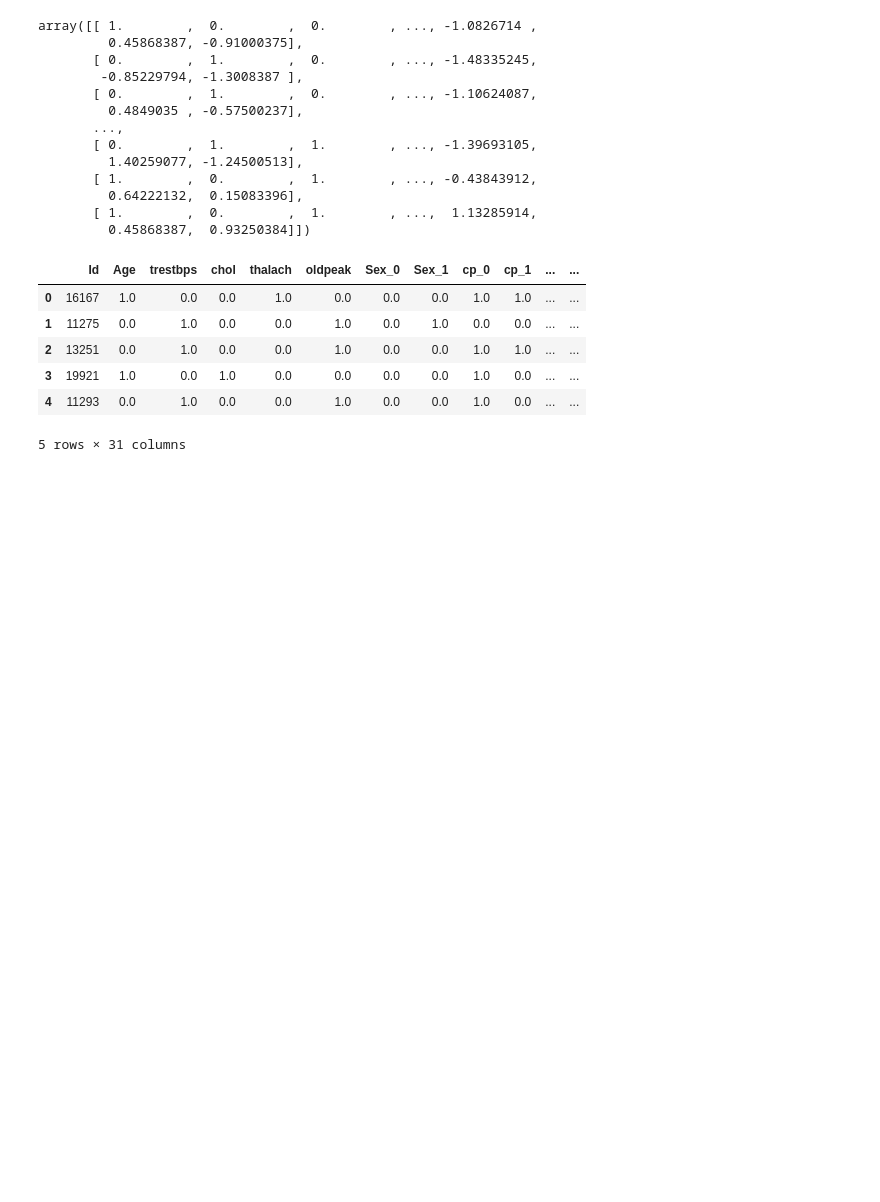
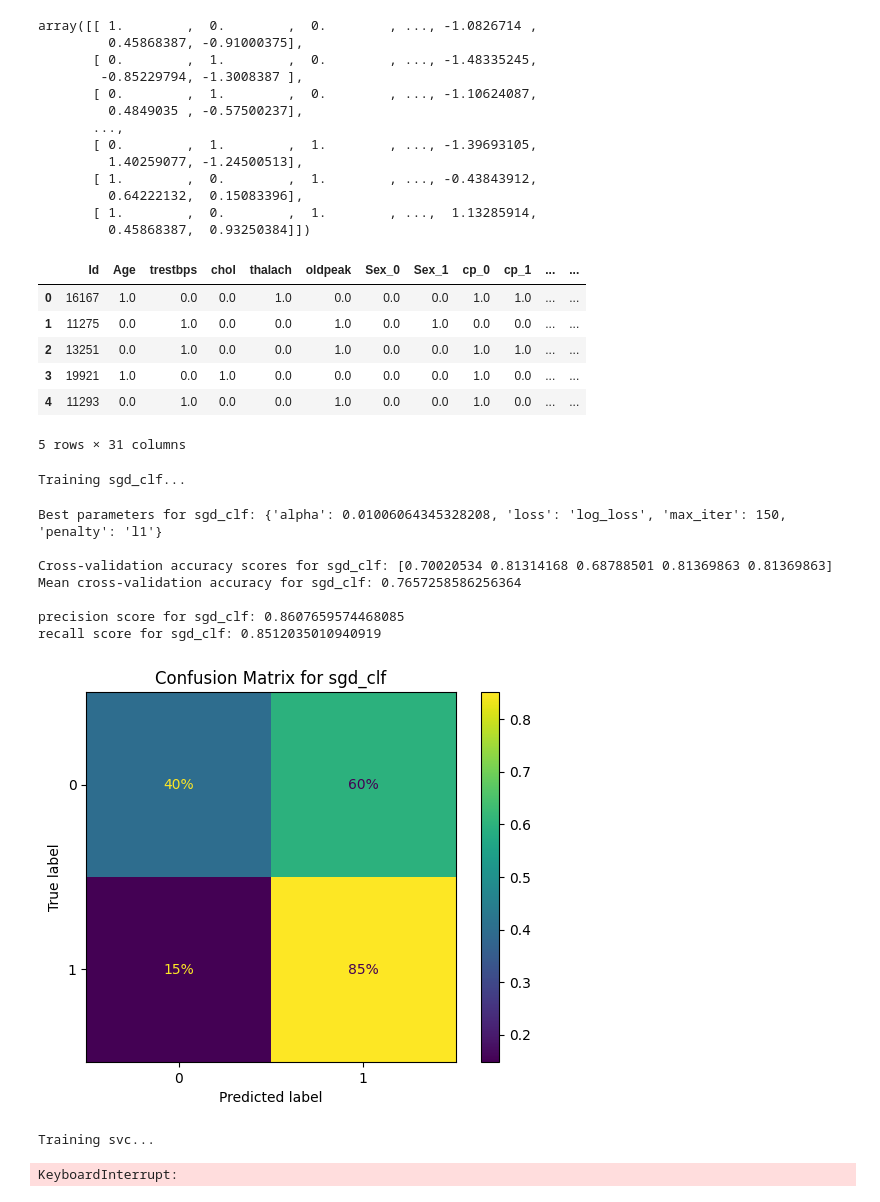
Before and after one commit to MorawoLekanDavid/ML_projects, a Jupyter notebook: heartDpred.ipynb, the cells around one changed output. Drawn from its saved outputs; the diff is of its cells as text; code cells hidden in the pictures; blank space fills up the shorter version.

```diff
--- a/heartDpred.ipynb
+++ b/heartDpred.ipynb
@@ -269,0 +333,61 @@ X_encoded.head()
+# %%
+from sklearn.pipeline import Pipeline
+from sklearn.model_selection import RandomizedSearchCV, cross_val_score,cross_val_predict
+from sklearn.metrics import precision_score, recall_score,roc_auc_score,ConfusionMatrixDisplay
+#randomized search
+model_recall_scores = {}
+# Iterate over each model, create a pipeline, and evaluate
+for model_name, model in models.items():
+    print(f"Training {model_name}...")
+    # Create a pipeline with the preprocessing and the model
+    full_pipeline = Pipeline([
+        ('preprocessing', preprocessor),
+        ('classifier', model)
+    ])
+    model_random_search = RandomizedSearchCV(
+    estimator=model,
+    param_distributions=param_distributions[model_name],
+    n_iter = n_iter_search ,
+    cv = cv_folds,
+    random_state=42
+)
+
+    # Fit the RandomizedSearchCV
+    model_random_search.fit(X_encoded, y)
+
+    # Output best parameters for the model
+    print(f"Best parameters for {model_name}: {model_random_search.best_params_}\n")
+    # Get the best model
+    best_model = model_random_search.best_estimator_
+
+    # Perform cross-validation on the best model
+    cv_scores = cross_val_score(best_model, X_encoded, y, cv=5, scoring='accuracy')
+    print(f"Cross-validation accuracy scores for {model_name}: {cv_scores}")
+    print(f"Mean cross-validation accuracy for {model_name}: {cv_scores.mean()}\n")
+    # Predict on the test set using the best model
+    y_pred = cross_val_predict(best_model, X_encoded, y, cv=5)
+
+    precision = precision_score(y, y_pred)
+    print(f"precision score for {model_name}: {precision}")
+
+    recall = recall_score(y, y_pred)
+    print(f"recall score for {model_name}: {recall}")
+
+     # Store the recall score
+    model_recall_scores[model_name] = recall
+     # Display the confusion matrix
+    ConfusionMatrixDisplay.from_predictions(y, y_pred, normalize="true", values_format=".0%")
+    plt.title(f'Confusion Matrix for {model_name}')
+    plt.show()
+# %% [output]
+Training sgd_clf...
+Best parameters for sgd_clf: {'alpha': 0.01006064345328208, 'loss': 'log_loss', 'max_iter': 150, 'penalty': 'l1'}
+
+Cross-validation accuracy scores for sgd_clf: [0.70020534 0.81314168 0.68788501 0.81369863 0.81369863]
+Mean cross-validation accuracy for sgd_clf: 0.7657258586256364
+
+precision score for sgd_clf: 0.8607659574468085
+recall score for sgd_clf: 0.8512035010940919
+[figure, added]
+Training svc...
+KeyboardInterrupt:
```
Also changed, not shown: parts of 2 cells of this notebook.
